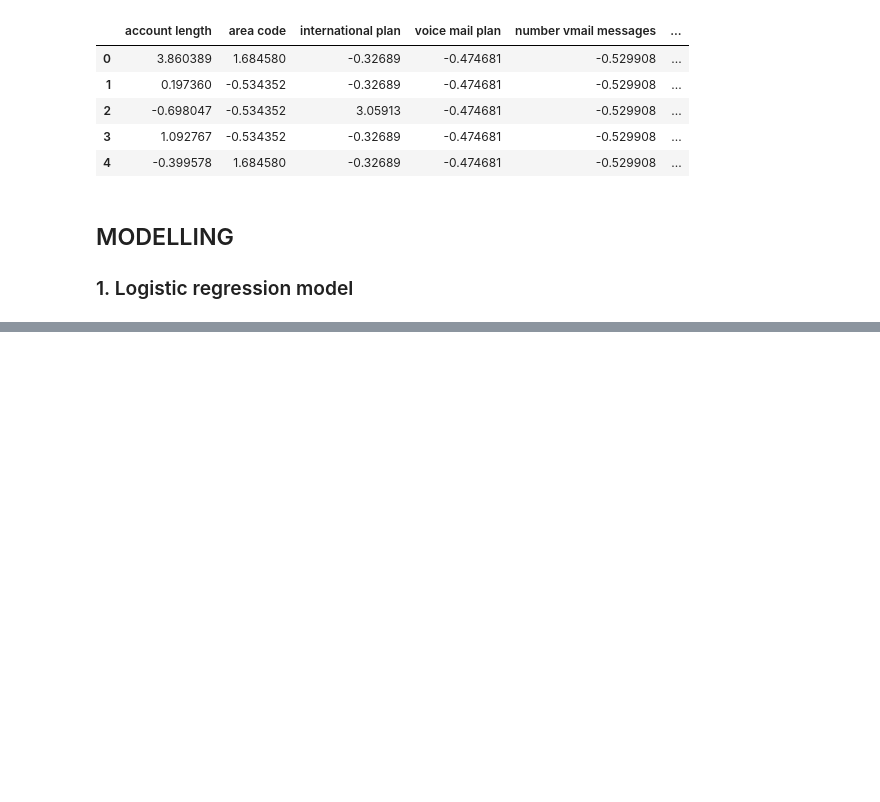
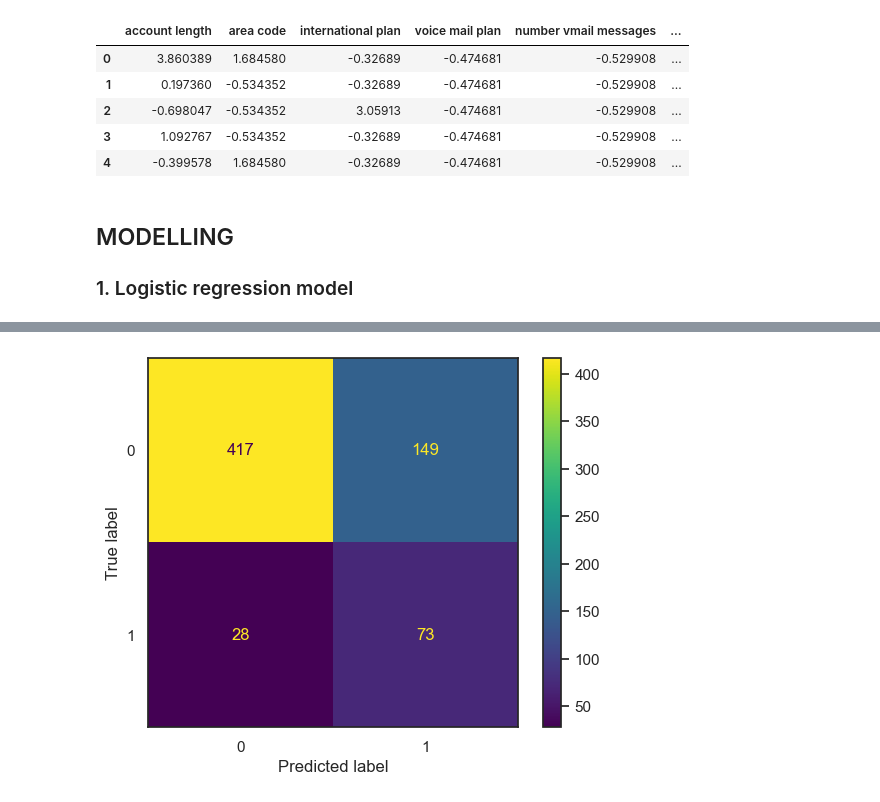
Before and after one commit to JEr1yAnalst/Phase-3-project-Machinelearning, a Jupyter notebook: index.ipynb, the cells around one changed output, grey strips where cells are left out. Saved outputs shown, nothing was run; the diff lists cells and outputs as text; code cells hidden in the pictures; blank space fills up the shorter version.

```diff
--- a/index.ipynb
+++ b/index.ipynb
@@ -460,0 +505,5 @@ y_base_pred = base_model.predict(X_test_scaled)
+# %%
+# confusion matrix for the test data
+ConfusionMatrixDisplay.from_predictions(y_test, y_base_pred);
+# %% [output]
+[figure, added]
```
Also changed, not shown: parts of 7 cells of this notebook.
